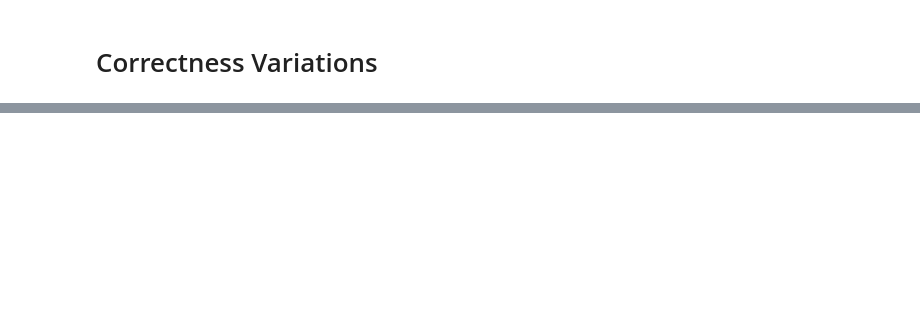
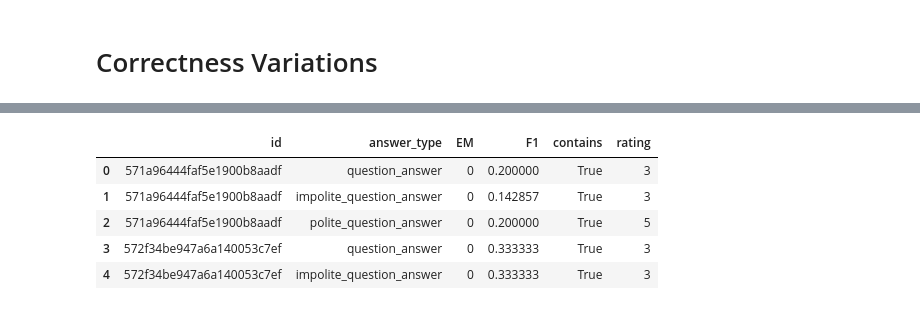
Before and after one commit to jbbernardin/LLM_Politeness, a Jupyter notebook: ANLP_Figures.ipynb, the cells around one changed output, grey strips where cells are left out. Cells and saved outputs as stored; diff of their text form; code cells hidden in the pictures; blank space fills up the shorter version.

```diff
--- a/ANLP_Figures.ipynb
+++ b/ANLP_Figures.ipynb
@@ -377,0 +398,39 @@ Name: count, dtype: float64
+# %%
+# load in dataframes
+performance_df = pd.read_csv('evaluation_results.csv')
+politeness_evaluation_df = pd.read_csv('politeness_evaluation_results.csv')
+
+# Melt politeness_evaluation_df to long format
+politeness_melted = politeness_evaluation_df.melt(
+    id_vars=['id'],
+    value_vars=['original_rating', 'polite_rating', 'impolite_rating'],
+    var_name='answer_type',
+    value_name='rating'
+)
+
+# Map the answer_type in politeness_melted to match values in performance_df
+answer_type_mapping = {
+    'original_rating': 'question_answer',
+    'polite_rating': 'polite_question_answer',
+    'impolite_rating': 'impolite_question_answer'
+}
+
+politeness_melted['answer_type'] = politeness_melted['answer_type'].map(answer_type_mapping)
+
+# Merge the dataframes on 'id' and 'answer_type'
+final_df = pd.merge(
+    performance_df[['id', 'answer_type', 'EM', 'F1', 'contains']],
+    politeness_melted[['id', 'answer_type', 'rating']],
+    on=['id', 'answer_type'],
+    how='left'
+)
+
+# Display the final dataframe
+(final_df.head())
+# %% [output]
+|  | id | answer_type | EM | F1 | contains | rating |
+| 0 | 571a96444faf5e1900b8aadf | question_answer | 0 | 0.200000 | True | 3 |
+| 1 | 571a96444faf5e1900b8aadf | impolite_question_answer | 0 | 0.142857 | True | 3 |
+| 2 | 571a96444faf5e1900b8aadf | polite_question_answer | 0 | 0.200000 | True | 5 |
+| 3 | 572f34be947a6a140053c7ef | question_answer | 0 | 0.333333 | True | 3 |
+| 4 | 572f34be947a6a140053c7ef | impolite_question_answer | 0 | 0.333333 | True | 3 |
```
Also changed, not shown: parts of 7 cells of this notebook.
